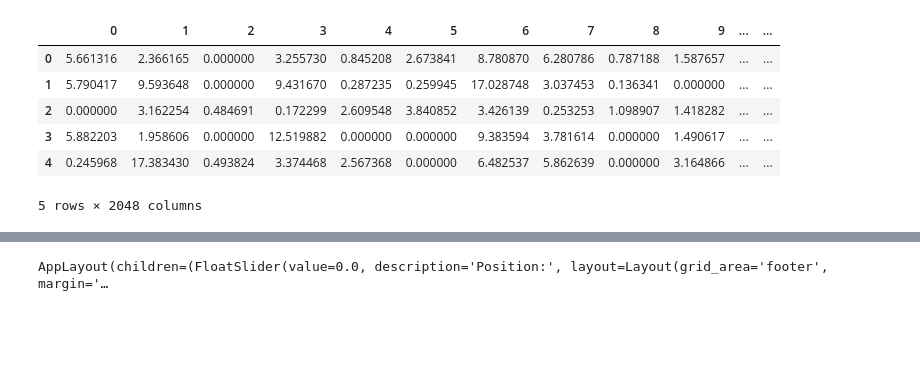
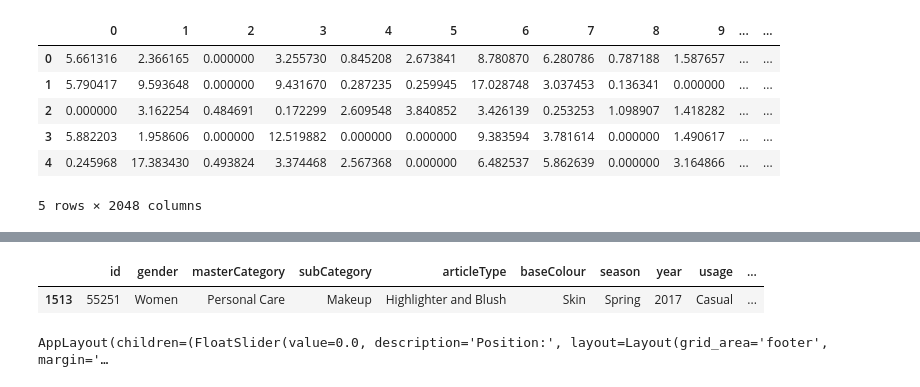
Before and after one commit to jeremypuchta/interactive-exploration-embedding-space, a Jupyter notebook: interactive-exploration-embedding-space.ipynb, the cells around one changed output, grey strips where cells are left out. Saved outputs shown, nothing was run; the diff lists cells and outputs as text; code cells hidden in the pictures; blank space fills up the shorter version.

```diff
--- a/interactive-exploration-embedding-space.ipynb
+++ b/interactive-exploration-embedding-space.ipynb
@@ -132,5 +133,5 @@ df_embs_compressed.head()
 tsne = TSNE(n_components=2, verbose=0, perplexity=40, n_iter=300)
 tsne_results = tsne.fit_transform(df_embs_compressed)
 # %%
-df['tsne-2d-one'] = tsne_results[:,0]
-df['tsne-2d-two'] = tsne_results[:,1]
+df['x'] = tsne_results[:,0]
+df['y'] = tsne_results[:,1]
@@ -145,0 +148,5 @@ def plot_embedding_space(df):
+# %%
+df.loc[df['id'] == 55251]
+# %% [output]
+|  | id | gender | masterCategory | subCategory | articleType | baseColour | season | year | usage | ... |
+| 1513 | 55251 | Women | Personal Care | Makeup | Highlighter and Blush | Skin | Spring | 2017 | Casual | ... |
```
Also changed, not shown: parts of 7 cells of this notebook.
